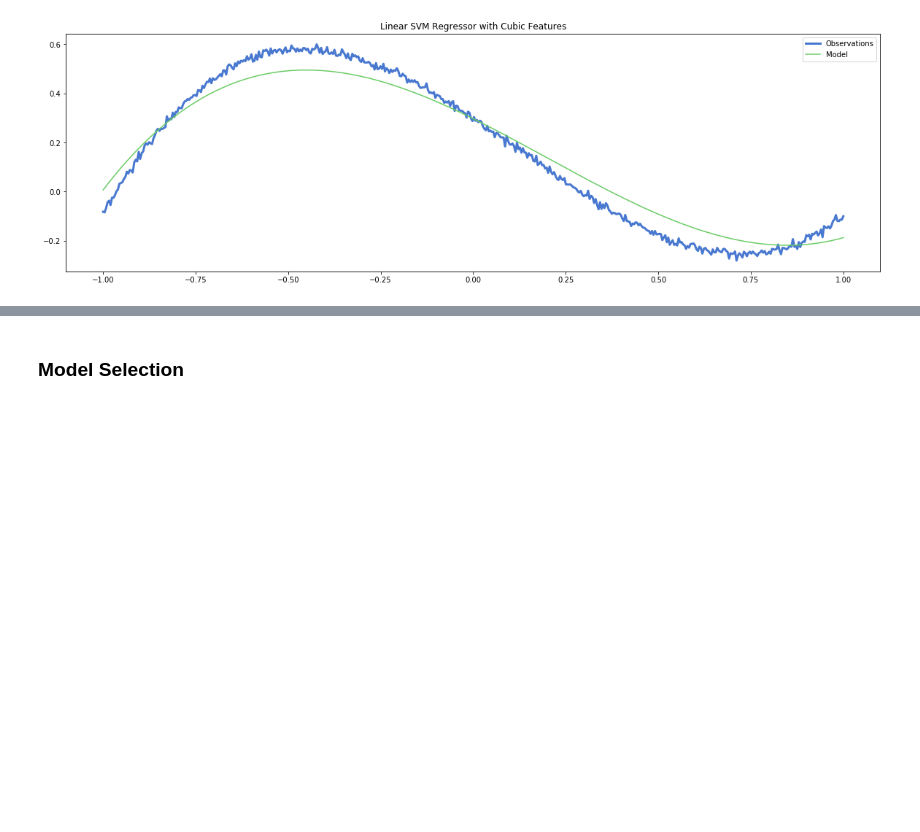
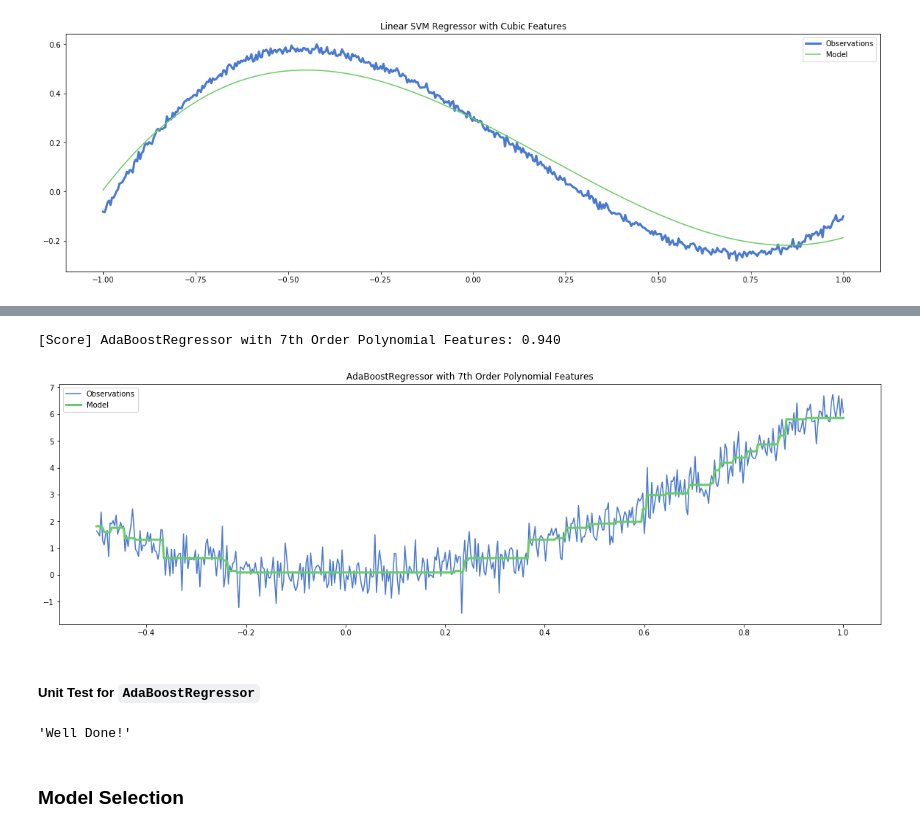
Before and after one commit to Imperial-College-Data-Science-Society/Machine-Learning-API, a Jupyter notebook: notebooks/Machine-Learning-API.ipynb, the cells around one changed output, grey strips where cells are left out. Drawn from its saved outputs; the diff is of its cells as text; code cells hidden in the pictures; blank space fills up the shorter version.

```diff
--- a/notebooks/Machine-Learning-API.ipynb
+++ b/notebooks/Machine-Learning-API.ipynb
@@ -489,3 +493,46 @@ ax.legend();
+# %%
+# fetch data
+x_a = np.linspace(-0.5, 1, 500)
+# targets
+y_a = (-0.3*x_a**7 + 7*x_a**2) + np.random.normal(0, 0.5, len(x_a))
+# features matrix
+X_a = x_a.reshape(-1, 1)
+# %%
+# preprocessor
+poly = sklearn.preprocessing.PolynomialFeatures(degree=7)
+# generate cubic features
+X_transform_a = poly.fit_transform(X_a)
+
+# initialize figure
+_, ax = plt.subplots(figsize=(20.0, 6.0))
+# true data
+ax.plot(x_a, y_a, label='Observations')
+
+## (1) INIT
+ada = sklearn.ensemble.AdaBoostRegressor()
+## (2) FIT
+ada.fit(X_transform_a, y_a)
+## (3) PREDICT
+y_hat = ada.predict(X_transform_a)
+## (4) SCORE
+score = ada.score(X_transform_a, y_a)
+print('[Score] %s: %.3f' % ('AdaBoostRegressor with 7th Order Polynomial Features', score))
+
+# figure settings
+ax.plot(x_a, y_hat, lw=3, label='Model')
+ax.set_title('AdaBoostRegressor with 7th Order Polynomial Features')
+ax.legend();
+# %% [output]
+[Score] AdaBoostRegressor with 7th Order Polynomial Features: 0.940
+[figure, added]
+# %% [markdown]
+##### Unit Test for `AdaBoostRegressor`
+# %%
+# unit test function
+assert score > 0.9, 'Wrong implementation, low score!! Try again!'
+'Well Done!'
+# %% [output]
+'Well Done!'
 # %% [markdown]
 ### Model Selection <a class="anchor" id="sk:model-selection"></a>
 # %% [markdown]
```
Also changed, not shown: parts of 17 cells of this notebook, 7 other files.
